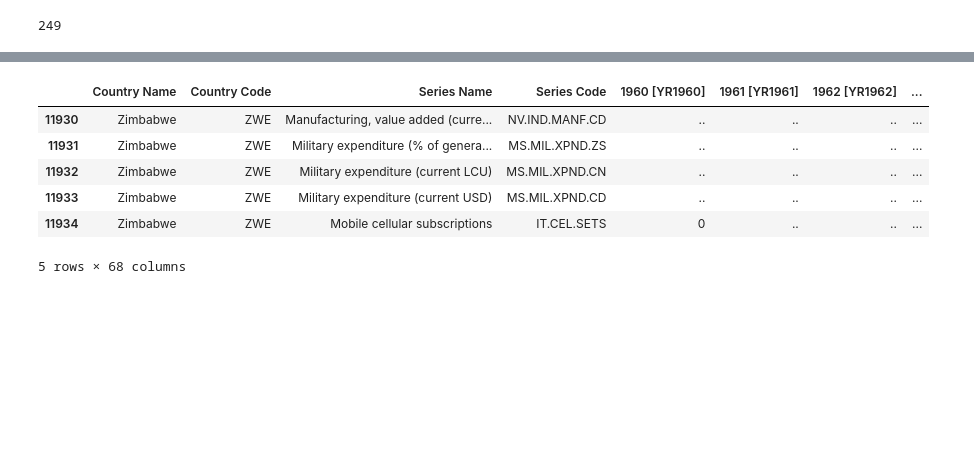
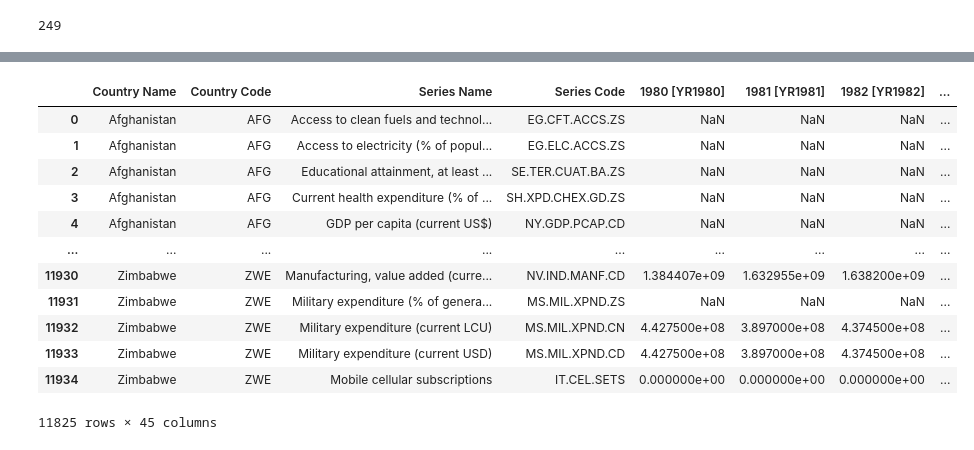
Before and after one commit to maxtschochner/World_Bank_Open_Data_Exploration, a Jupyter notebook: Analysis.ipynb, the cells around one changed output, grey strips where cells are left out. Saved outputs shown, nothing was run; the diff lists cells and outputs as text; code cells hidden in the pictures; blank space fills up the shorter version.

```diff
--- a/Analysis.ipynb
+++ b/Analysis.ipynb
@@ -79,0 +139,17 @@ data_onlycountries_pdf = data_pdf[data_pdf['Country Code'].isin(alpha_3_codes)]
+# %%
+data_onlycountries_pdf = data_onlycountries_pdf.replace(to_replace='..', value=np.nan)
+# %%
+# Convert values in year columns to numeric values
+
+# Determine columns with years
+data_columns_list = list(data_onlycountries_pdf.columns)
+data_columns_year_list = [column for column in data_columns_list if re.fullmatch(r"^\d{4} \[YR\d{4}\]$", column)]
+
+data_onlycountries_pdf[data_columns_year_list] = data_onlycountries_pdf[data_columns_year_list].apply(pd.to_numeric, errors='coerce')
+# data_onlycountries_pdf['1960 [YR1960]'] = pd.to_numeric(data_onlycountries_pdf['1960 [YR1960]'], errors='coerce')
+# %%
+data_columns_drop_list = data_columns_list[20:-3]
+
+data_columns_selected_list = data_columns_list[0:4] + data_columns_list[24:-3]
+
+data_columns_selected_list
@@ -80,10 +174,18 @@ data_onlycountries_pdf = data_pdf[data_pdf['Country Code'].isin(alpha_3_codes)]
+# %%
+data_onlycountries_pdf = data_onlycountries_pdf[data_columns_selected_list]
 # %%
-data_onlycountries_pdf.tail()
+data_onlycountries_pdf
 # %% [output]
-|  | Country Name | Country Code | Series Name | Series Code | 1960 [YR1960] | 1961 [YR1961] | 1962 [YR1962] | ... |
-| 11930 | Zimbabwe | ZWE | Manufacturing, value added (curre... | NV.IND.MANF.CD | .. | .. | .. | ... |
-| 11931 | Zimbabwe | ZWE | Military expenditure (% of genera... | MS.MIL.XPND.ZS | .. | .. | .. | ... |
-| 11932 | Zimbabwe | ZWE | Military expenditure (current LCU) | MS.MIL.XPND.CN | .. | .. | .. | ... |
-| 11933 | Zimbabwe | ZWE | Military expenditure (current USD) | MS.MIL.XPND.CD | .. | .. | .. | ... |
-| 11934 | Zimbabwe | ZWE | Mobile cellular subscriptions | IT.CEL.SETS | 0 | .. | .. | ... |
+|  | Country Name | Country Code | Series Name | Series Code | 1980 [YR1980] | 1981 [YR1981] | 1982 [YR1982] | ... |
+| 0 | Afghanistan | AFG | Access to clean fuels and technol... | EG.CFT.ACCS.ZS | NaN | NaN | NaN | ... |
+| 1 | Afghanistan | AFG | Access to electricity (% of popul... | EG.ELC.ACCS.ZS | NaN | NaN | NaN | ... |
+| 2 | Afghanistan | AFG | Educational attainment, at least ... | SE.TER.CUAT.BA.ZS | NaN | NaN | NaN | ... |
+| 3 | Afghanistan | AFG | Current health expenditure (% of ... | SH.XPD.CHEX.GD.ZS | NaN | NaN | NaN | ... |
+| 4 | Afghanistan | AFG | GDP per capita (current US$) | NY.GDP.PCAP.CD | NaN | NaN | NaN | ... |
+| ... | ... | ... | ... | ... | ... | ... | ... | ... |
+| 11930 | Zimbabwe | ZWE | Manufacturing, value added (curre... | NV.IND.MANF.CD | 1.384407e+09 | 1.632955e+09 | 1.638200e+09 | ... |
+| 11931 | Zimbabwe | ZWE | Military expenditure (% of genera... | MS.MIL.XPND.ZS | NaN | NaN | NaN | ... |
+| 11932 | Zimbabwe | ZWE | Military expenditure (current LCU) | MS.MIL.XPND.CN | 4.427500e+08 | 3.897000e+08 | 4.374500e+08 | ... |
+| 11933 | Zimbabwe | ZWE | Military expenditure (current USD) | MS.MIL.XPND.CD | 4.427500e+08 | 3.897000e+08 | 4.374500e+08 | ... |
+| 11934 | Zimbabwe | ZWE | Mobile cellular subscriptions | IT.CEL.SETS | 0.000000e+00 | 0.000000e+00 | 0.000000e+00 | ... |
-5 rows × 68 columns
+11825 rows × 45 columns
```
Also changed, not shown: parts of 25 cells of this notebook, 4 other files.
